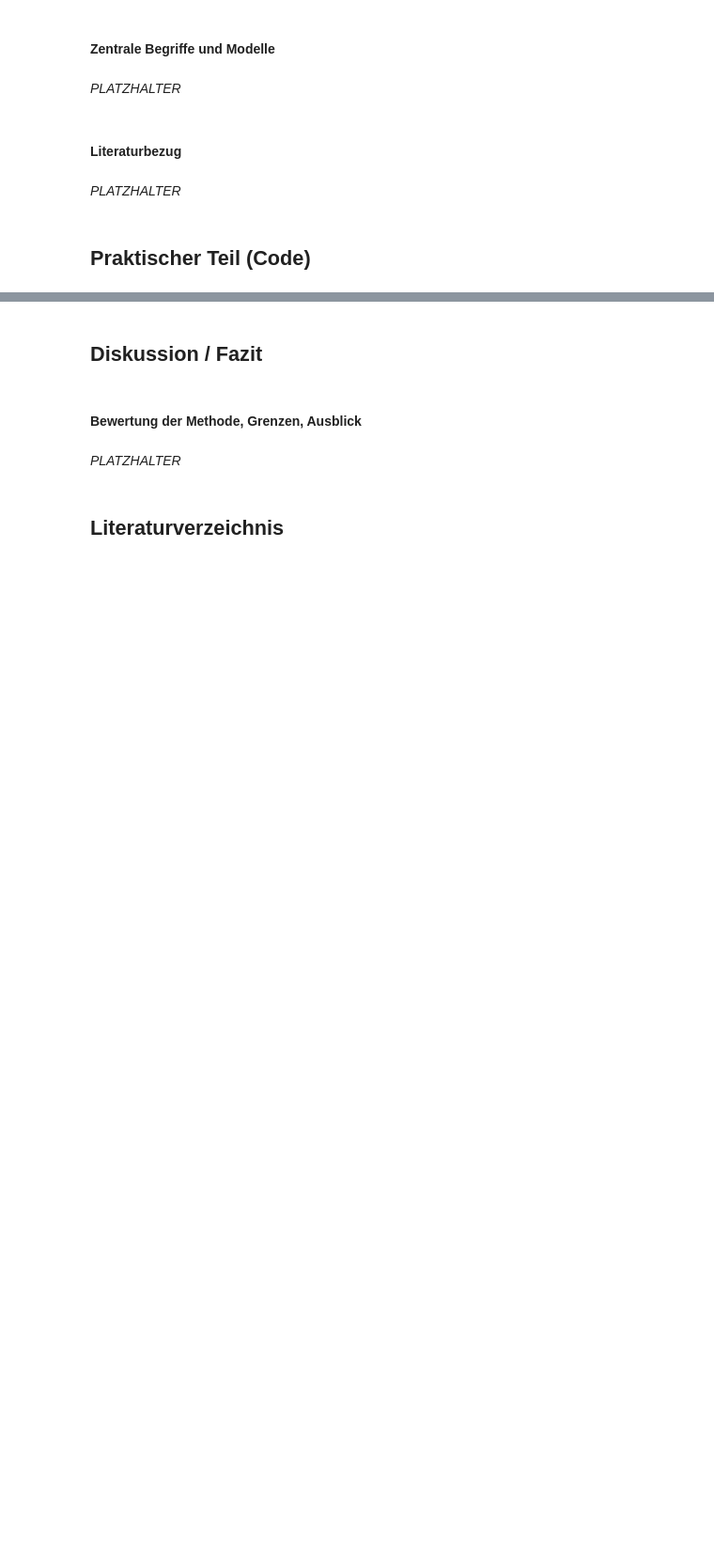
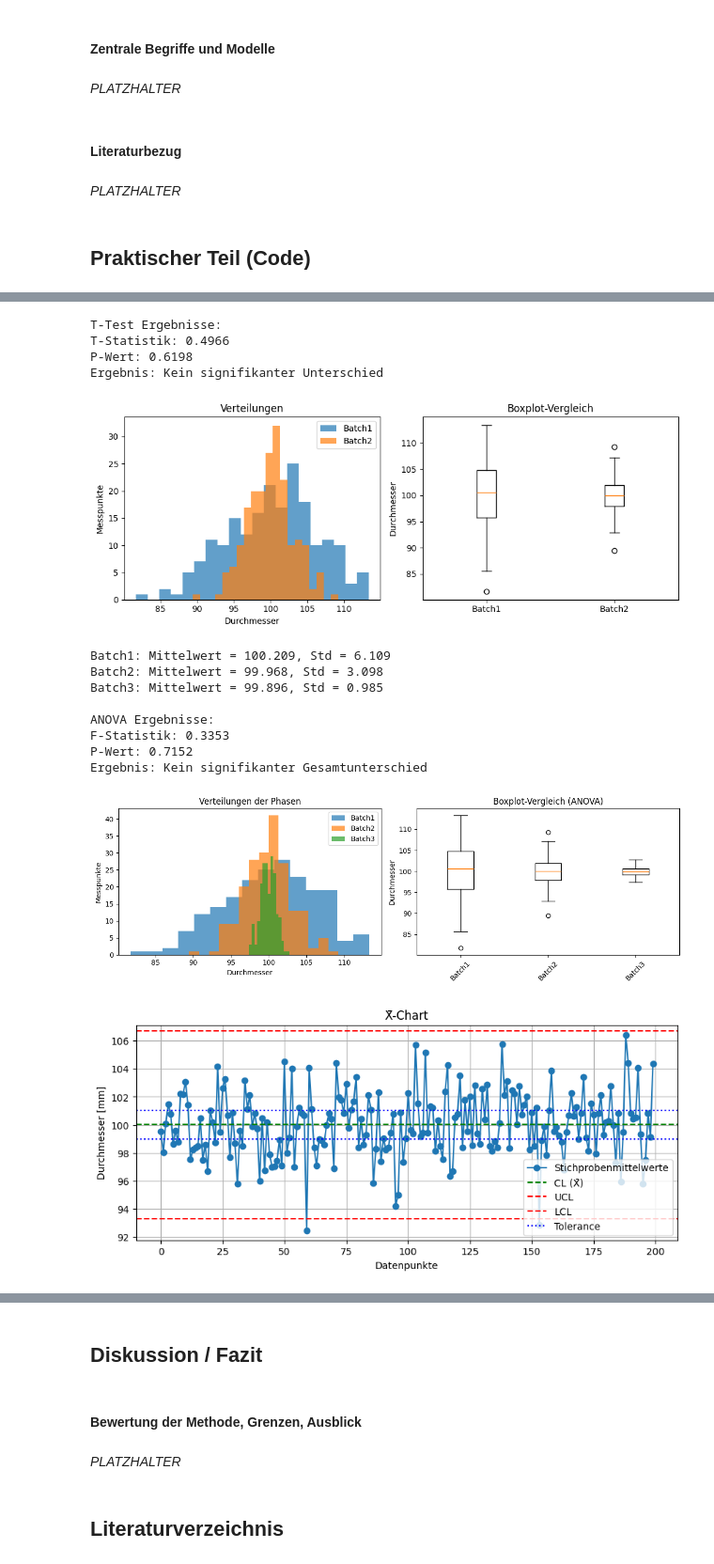
Before and after one commit to MarcelK420/Datenanalyse, a Jupyter notebook: datenanalyse.ipynb, the cells around one changed output, grey strips where cells are left out. Shown at 94% size. Saved outputs shown, nothing was run; the diff lists cells and outputs as text; code cells hidden in the pictures; blank space fills up the shorter version.

```diff
--- a/datenanalyse.ipynb
+++ b/datenanalyse.ipynb
@@ -30,0 +224,20 @@
+# %%
+DataParalysis.TTest()
+DataParalysis.Anova()
+DataParalysis.Charts()
+# %% [output]
+T-Test Ergebnisse:
+T-Statistik: 0.4966
+P-Wert: 0.6198
+Ergebnis: Kein signifikanter Unterschied
+[figure, added]
+Batch1: Mittelwert = 100.209, Std = 6.109
+Batch2: Mittelwert = 99.968, Std = 3.098
+Batch3: Mittelwert = 99.896, Std = 0.985
+
+ANOVA Ergebnisse:
+F-Statistik: 0.3353
+P-Wert: 0.7152
+Ergebnis: Kein signifikanter Gesamtunterschied
+[figure, added]
+[figure, added]
```
Also changed, not shown: parts of 4 cells of this notebook, 7 other files.
